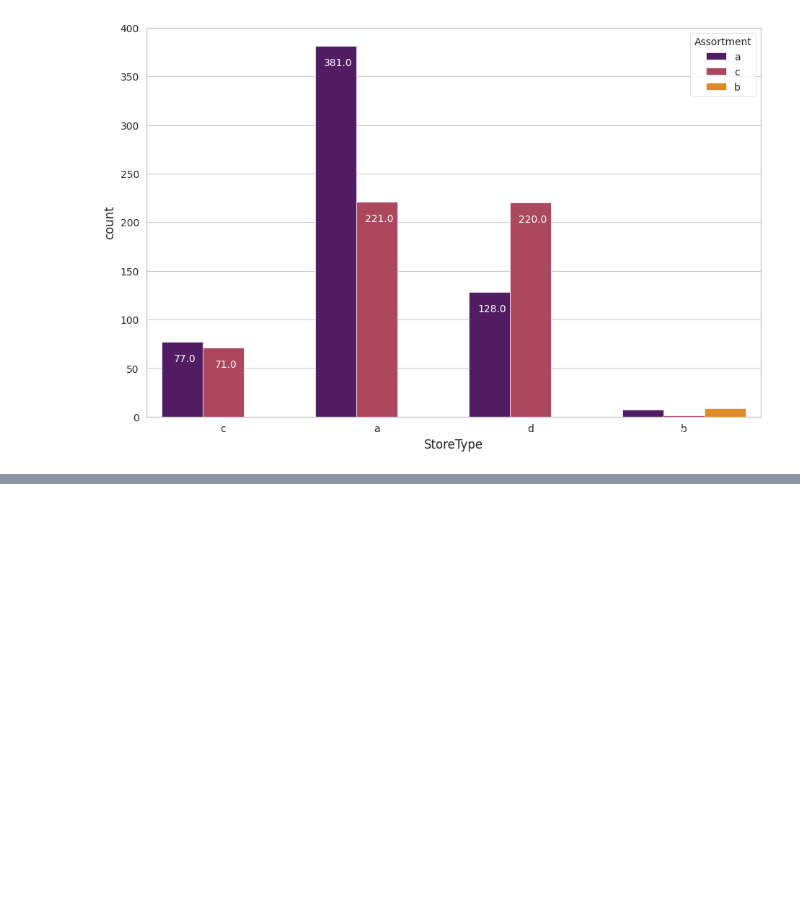
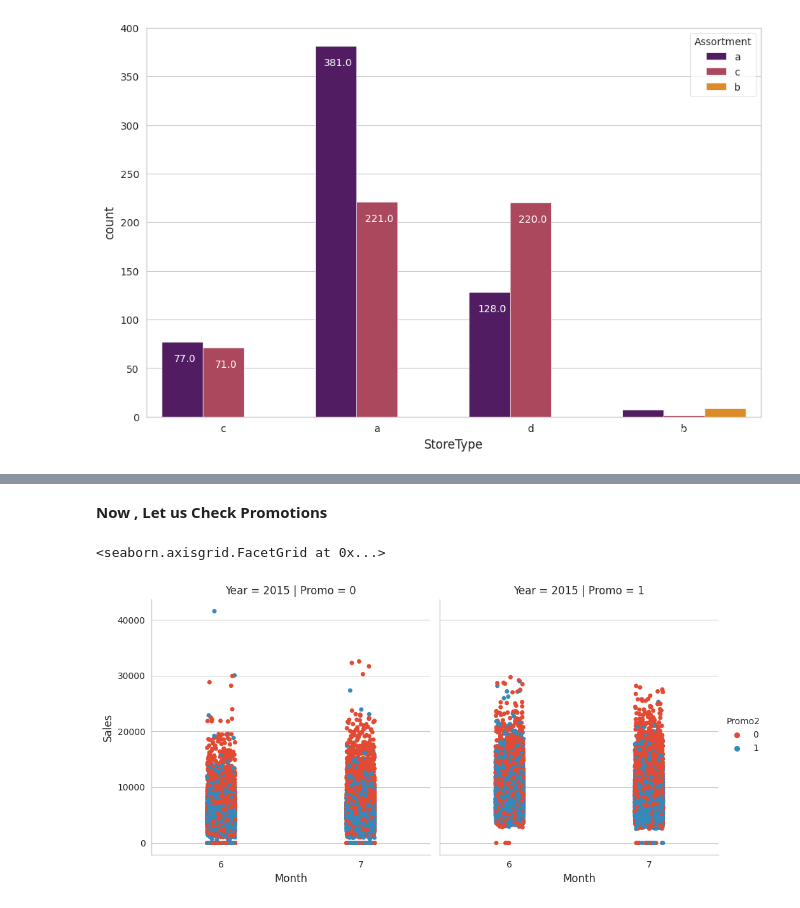
Before and after one commit to himanshu302002/ML-Regression-, a Jupyter notebook: (Capstone_Project)ML_Regression_on_Retail_Sales_Prediction.ipynb, the cells around one changed output, grey strips where cells are left out. Saved outputs shown, nothing was run; the diff lists cells and outputs as text; code cells hidden in the pictures; blank space fills up the shorter version.

```diff
--- a/(Capstone_Project)ML_Regression_on_Retail_Sales_Prediction.ipynb
+++ b/(Capstone_Project)ML_Regression_on_Retail_Sales_Prediction.ipynb
@@ -469,0 +519,13 @@ for p in store_type.patches:
+# %% [markdown]
+**Now , Let us Check Promotions**
+# %%
+sns.catplot(data = df, x ="Month", y = "Sales",
+               col = 'Promo', # per store type in cols
+               hue = 'Promo2',
+               row = "Year"
+             )
+# So, of course, if the stores are having promotion the sells are higher.
+# Overall the store promotions sellings are also higher than the seasionality promotions (Promo2). However I can't see no yearly trend.
+# %% [output]
+<seaborn.axisgrid.FacetGrid at 0x...>
+[figure, added]
```
Also changed, not shown: parts of 12 cells of this notebook.
